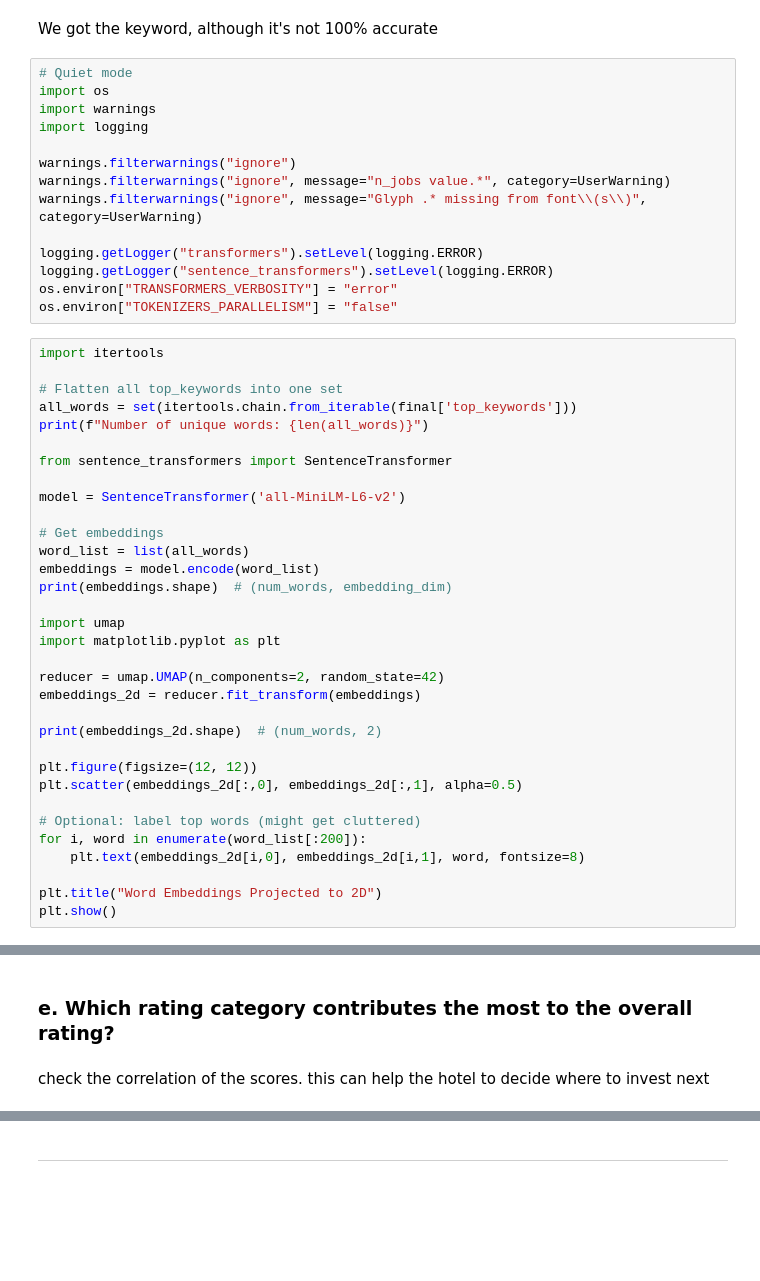
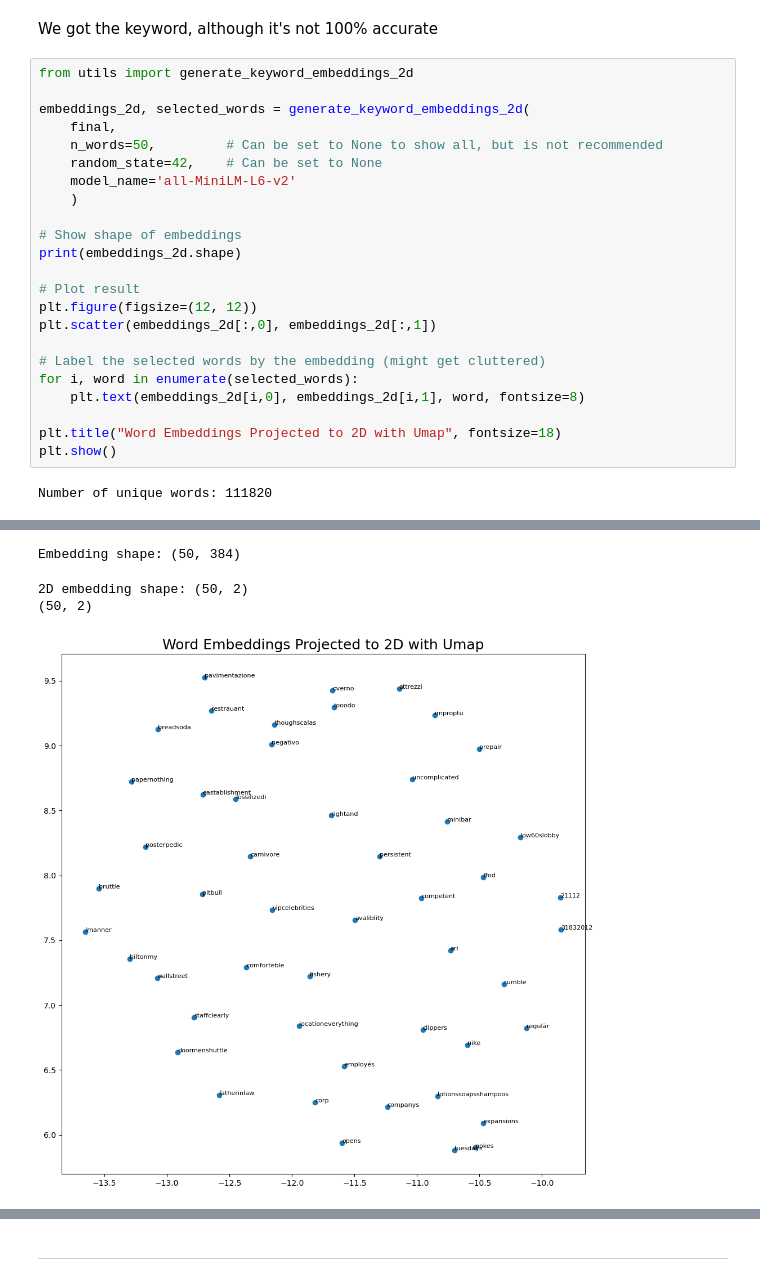
Before and after one commit to nadiavictoria/IS512-Hotel-Analytics, a Jupyter notebook: notebooks/02_exploratory_analysis.ipynb, the cells around one changed output, grey strips where cells are left out. Saved outputs shown, nothing was run; the diff lists cells and outputs as text; blank space fills up the shorter version.

```diff
--- a/notebooks/02_exploratory_analysis.ipynb
+++ b/notebooks/02_exploratory_analysis.ipynb
@@ -1282,49 +1259,27 @@ final
 # %% [markdown]
 We got the keyword, although it's not 100% accurate
-# %%
-# Quiet mode
-import os
-import warnings
-import logging
-
-warnings.filterwarnings("ignore")
-warnings.filterwarnings("ignore", message="n_jobs value.*", category=UserWarning)
-warnings.filterwarnings("ignore", message="Glyph .* missing from font\\(s\\)", category=UserWarning)
-
-logging.getLogger("transformers").setLevel(logging.ERROR)
-logging.getLogger("sentence_transformers").setLevel(logging.ERROR)
-os.environ["TRANSFORMERS_VERBOSITY"] = "error"
-os.environ["TOKENIZERS_PARALLELISM"] = "false"
 # %%
-import itertools
+from utils import generate_keyword_embeddings_2d
 
-# Flatten all top_keywords into one set
-all_words = set(itertools.chain.from_iterable(final['top_keywords']))
-print(f"Number of unique words: {len(all_words)}")
+embeddings_2d, selected_words = generate_keyword_embeddings_2d(
+    final,
+    n_words=50,         # Can be set to None to show all, but is not recommended
+    random_state=42,    # Can be set to None
+    model_name='all-MiniLM-L6-v2'
+    )
 
-from sentence_transformers import SentenceTransformer
+# Show shape of embeddings
+print(embeddings_2d.shape)
 
-model = SentenceTransformer('all-MiniLM-L6-v2')
+# Plot result
+plt.figure(figsize=(12, 12))
+plt.scatter(embeddings_2d[:,0], embeddings_2d[:,1])
 
-# Get embeddings
-word_list = list(all_words)
-embeddings = model.encode(word_list)
-print(embeddings.shape)  # (num_words, embedding_dim)
-
-import umap
-import matplotlib.pyplot as plt
-
-reducer = umap.UMAP(n_components=2, random_state=42)
-embeddings_2d = reducer.fit_transform(embeddings)
-
-print(embeddings_2d.shape)  # (num_words, 2)
-
-plt.figure(figsize=(12, 12))
-plt.scatter(embeddings_2d[:,0], embeddings_2d[:,1], alpha=0.5)
-
-# Optional: label top words (might get cluttered)
-for i, word in enumerate(word_list[:200]):
+# Label the selected words by the embedding (might get cluttered)
+for i, word in enumerate(selected_words):
     plt.text(embeddings_2d[i,0], embeddings_2d[i,1], word, fontsize=8)
 
-plt.title("Word Embeddings Projected to 2D")
+plt.title("Word Embeddings Projected to 2D with Umap", fontsize=18)
 plt.show()
+# %% [output]
+Number of unique words: 111820
@@ -1331,4 +1293,4 @@ plt.show()
+Embedding shape: (50, 384)
+2D embedding shape: (50, 2)
+(50, 2)
+[figure, added]
-# %% [markdown]
-### **e. Which rating category contributes the most to the overall rating?**
-# %% [markdown]
-check the correlation of the scores. this can help the hotel to decide where to invest next
```
Also changed, not shown: parts of 36 cells of this notebook, 1 other file.
